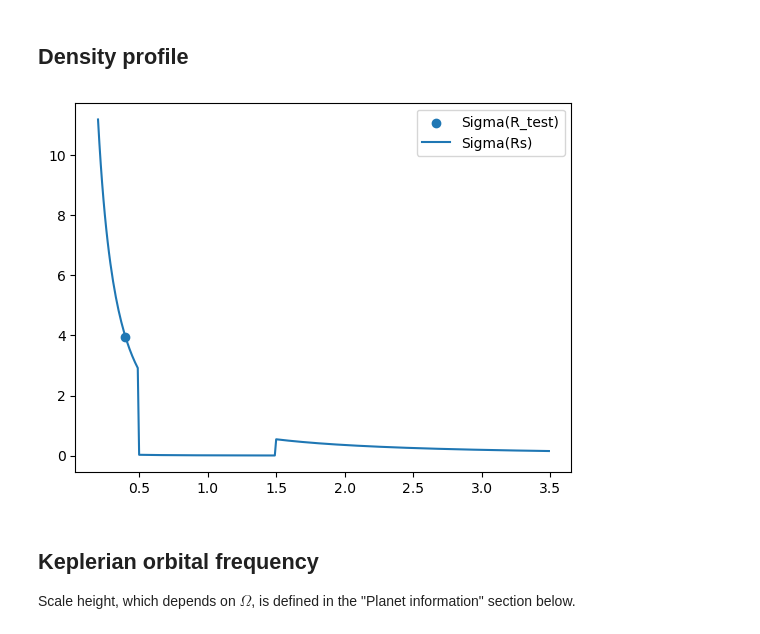
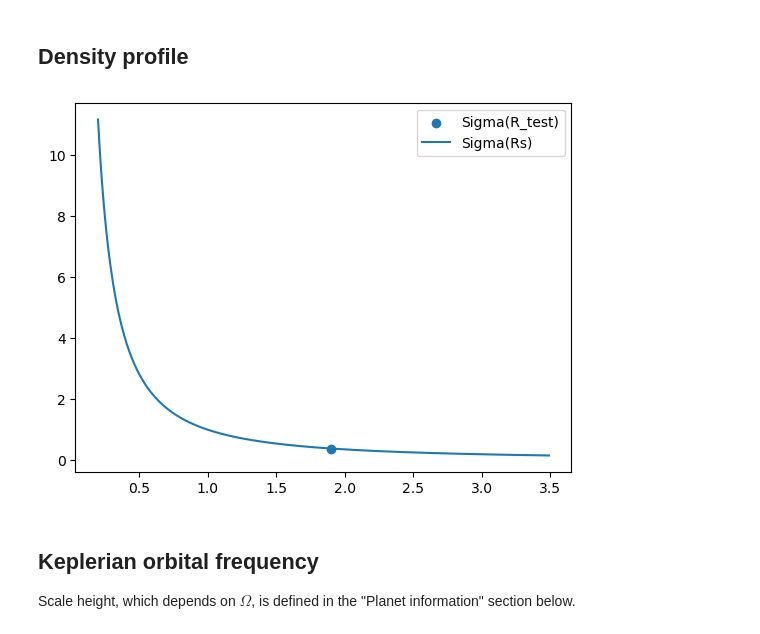
Before and after one commit to Jupiter1994/warped-disks, a Jupyter notebook: reduced-eqs-steady-state.ipynb, the cells around one changed output. Drawn from its saved outputs; the diff is of its cells as text; code cells hidden in the pictures.

```diff
--- a/reduced-eqs-steady-state.ipynb
+++ b/reduced-eqs-steady-state.ipynb
@@ -37,13 +37,13 @@ cs = 0.1 # 0.02
 alpha = 0 # 0.01 # 0.019
 
 # planet parameters
-Mp, a = 1e-2, 1
+Mp, a = 1e-1, 1
 
 # toggle disk gap
-use_gap = True
+use_gap = False
 gap_depth = 100 # for a flat gap, this is Sigma_0/Sigma_gap
 K, R_a, R_b, D_a, D_b = gap_depth, 0.5, 1.5, 0.05, 0.2
-use_Jeremys_profile = True # S * R**(-3/2), where S is different in or outside the gap
+use_Jeremys_profile = False # S * R**(-3/2), where S is different in or outside the gap
 
 # softening term in disk potential; reflects the disk's scale height
 eps = 0.1
@@ -156,16 +156,17 @@ def f_gap(Rs, K, R_a, R_b, D_a, D_b, use_gap):
         return 1
 # %%
 ## check shape of disk profile
-R_test = 0.4
+R_test = 1.9
 Rs_warp = np.arange(0.2, 3.5, 0.01)
-plt.scatter(R_test, Sigma(R_test, use_gap=True), label="Sigma(R_test)")
-plt.plot(Rs_warp, Sigmas(Rs_warp, use_gap=True), label="Sigma(Rs)")
+plt.scatter(R_test, Sigma(R_test, use_gap=False), label="Sigma(R_test)")
+plt.plot(Rs_warp, Sigmas(Rs_warp, use_gap=False), label="Sigma(Rs)")
+#plt.plot(Rs_warp, Rs_warp**(-3/2), label="Sigma(Rs)")
 #plt.plot(Rs_warp, Sigmas(Rs_warp, use_gap=False))
 
 plt.legend()
 plt.show()
 # %% [output]
-[figure, old version]
+[figure, new version]
 # %% [markdown]
 ## Keplerian orbital frequency
 
```
Also changed, not shown: parts of 5 cells of this notebook.
